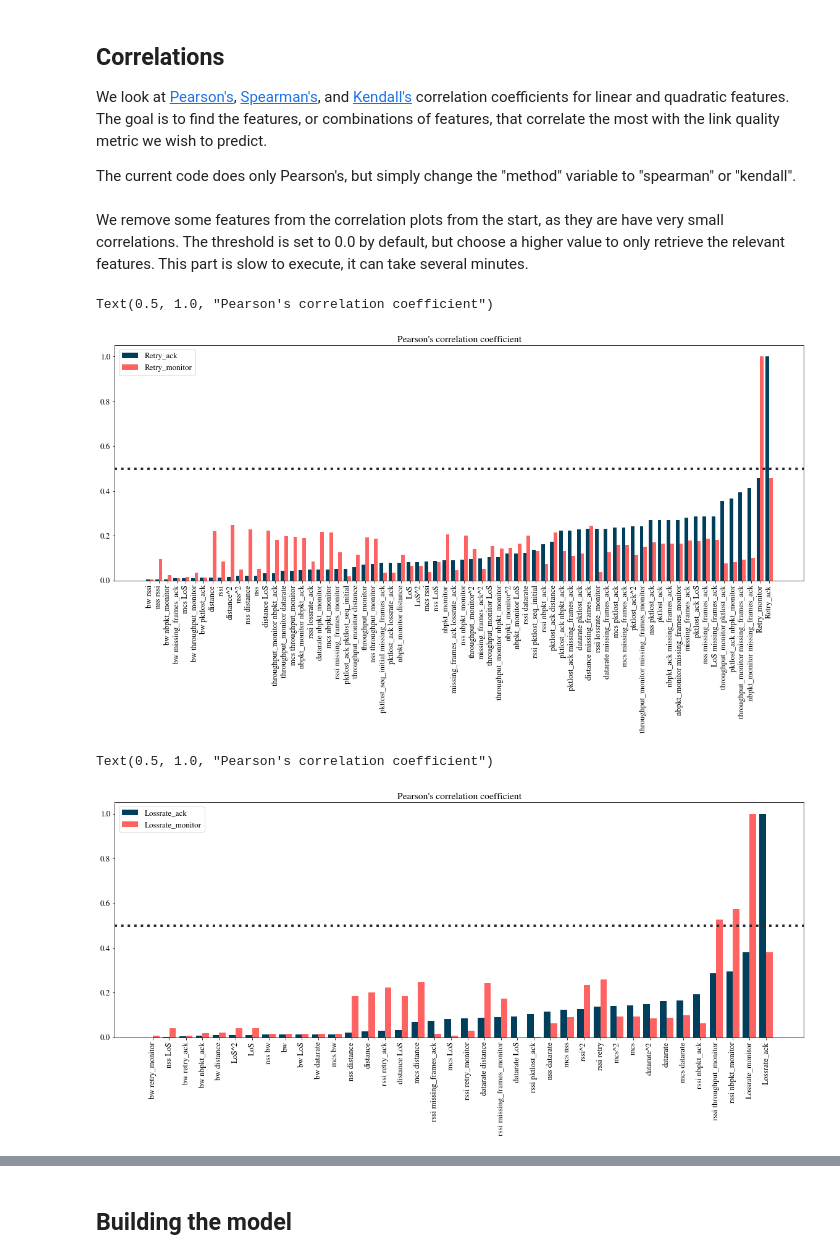
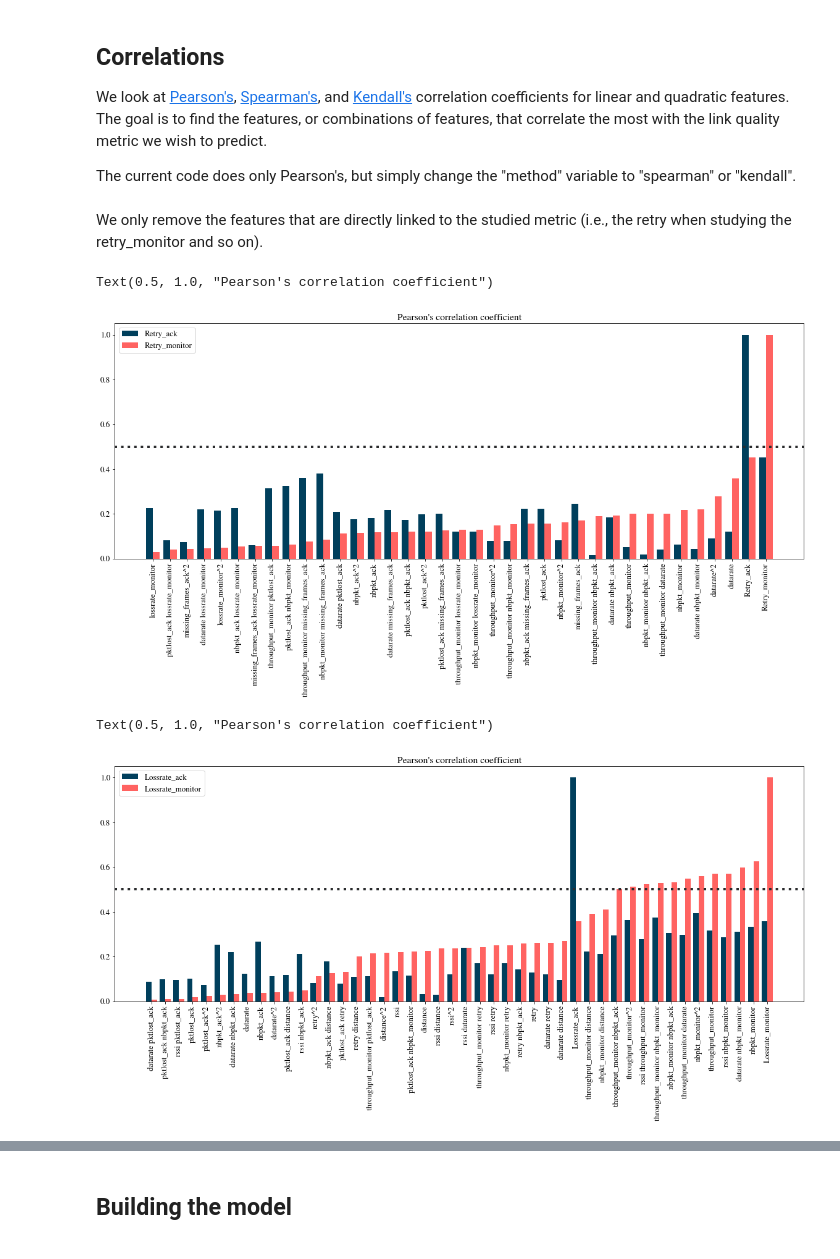
Before and after one commit to marija-stojanova/wifi-ml-complete, a Jupyter notebook: complete_model.ipynb, the cells around one changed output, grey strips where cells are left out. Drawn from its saved outputs; the diff is of its cells as text; code cells hidden in the pictures.

Commit message:
PRR instead of lossrate, cross-val and grid search

```diff
--- a/complete_model.ipynb
+++ b/complete_model.ipynb
@@ -134,9 +134,17 @@ df1.head()
 <li>Scenario: The physical location of the experiment and whether an obstacle was present or not</li>
 <li>Bad FCS: The number of frames having a bad_fcs flag set to True</li>
 # %%
-# the df5 and df10 are excluded for the moment because they are not representative, i.e., too few samples and not enough variety in them,
-# but they can be added to this list
+# the anechoic data is excluded for the moment because it is not representative, i.e., too few samples and not enough variety in them,
+# but they can be added to this list. The standard anechoic data for example (the df4)
+# only has loss rates higher than 0.2 for distances of 1 and 2 meters. Meaning that it is simply a problem of lacking of
+# spacial diversity for proper MIMO than it is about link quality.
+# The move, doubles, and obstacle datasets of the anechoic chamber are very small and not diverse.
 frames = [df1, df2, df3, df7, df8, df9, df11]
+data_all = pd.DataFrame()
+# we make sure that all the data sets are the same size so that they have the same impact on the learned model
+# (this can of course be removed)
+min_len = min([len(i) for i in frames])
+count=0
 for df in frames:
     df['retry_ack'] = df['retry']/df['nbpkt_ack']
     df['pktlost_ack'] = df['pktlost_ack'].astype(dtype=float)
@@ -148,10 +156,11 @@ for df in frames:
     df.replace([np.inf, -np.inf], np.nan, inplace=True)
     df.replace([np.inf, -np.inf], np.nan, inplace=True)
     df.dropna(subset=['pktlost_ack'], inplace=True)
+    df = df.sample(frac=(min_len/len(df))) #there is some logic as to why this does not modify the original frame but I cannot go into it anymore
     df.index = range(len(df.index))
-
-data_all = pd.concat(frames)
+    data_all = pd.concat([data_all, df])
+    frames[count] = df
+    count+=1
 data_all.index = range(len(data_all.index))
-data_copy = data_all.copy()
 len(data_all)
 # %% [output]
@@ -228,11 +252,11 @@ def features_correlation_simple(X, Y_1, Y_2, scenario, label, degree=2, method =
     y1_corr = poly_features.corr(method=method)[label[0]]
     y2_corr = poly_features.corr()[label[1]]
 
-    indexes = ([y1_corr > threshold] or [y2_corr > threshold])[0]
+    indexes = ([y1_corr.abs() >= threshold] or [y2_corr.abs() >= threshold])[0]
     y1_corr = y1_corr[indexes]
     y2_corr = y2_corr[indexes]
 
-    sorted_index = y1_corr.abs().argsort()
+    sorted_index = y2_corr.abs().argsort()
     fig, ax = plt.subplots(figsize = (20,7))
     x_axis = np.arange(len(y1_corr))
     ax.bar(x_axis-0.2, height=y1_corr[sorted_index].abs(), width=0.4, label=label[0])
@@ -243,6 +267,3 @@ def features_correlation_simple(X, Y_1, Y_2, scenario, label, degree=2, method =
     threshold = 0.5
     plt.axhline(threshold, ls='dotted', color=color9dgray, lw=4)
     return y1_corr, y2_corr
-# %% [markdown]
-We remove some features from the correlation plots from the start, as they are have very small correlations. The threshold is set to 0.0 by default, but choose a higher value to only retrieve the relevant features.
-This part is slow to execute, it can take several minutes.
@@ -251,19 +270,25 @@ threshold = 0.0
+# %% [markdown]
+We only remove the features that are directly linked to the studied metric (i.e., the retry when studying the retry_monitor and so on).
+# %%
+# this threshold thing does not really work on both metrics so keep it set to 0.0 until I fix it
+threshold = 0.0
+method = 'pearson'
 # %%
-X = data_cleaned.drop(['time', 'Scenario', 'antenna', 'bad_fcs', 'retry', 'retry_monitor', 'retry_ack'], axis=1, errors='ignore')
-y_loss = data_cleaned['retry_ack'].copy()
-y_retry = data_cleaned['retry_monitor'].copy()
-y1_corr, y2_corr = features_correlation_simple(X, y_loss, y_retry, scenario=data_cleaned['Scenario'], label=['Retry_ack', 'Retry_monitor'], degree=2, method='pearson', threshold=threshold)
+X = data_cleaned.drop(['time', 'Scenario', 'antenna', 'bad_fcs', 'retry', 'retry_monitor', 'retry_ack', 'bw', 'LoS', 'rssi', 'lossrate_ack', 'distance', 'missing_frames_monitor', 'nss', 'mcs', 'pktlost_seq_initial', 'pktlost_seq_new'], axis=1, errors='ignore')
+y_loss = 1-data_cleaned['retry_ack'].copy()
+y_retry = 1-data_cleaned['retry_monitor'].copy()
+y1_corr, y2_corr = features_correlation_simple(X, y_loss, y_retry, scenario=data_cleaned['Scenario'], label=['Retry_ack', 'Retry_monitor'], degree=2, method=method, threshold=threshold)
 plt.title('Pearson\'s correlation coefficient')
 # %% [output]
 Text(0.5, 1.0, "Pearson's correlation coefficient")
-[figure, old version]
+[figure, new version]
 # %%
-X = data_cleaned.drop(['time', 'Scenario', 'antenna', 'bad_fcs', 'pktlost_seq_new', 'pktlost_seq_initial', 'lossrate_ack', 'lossrate_monitor'], axis=1, errors='ignore')
+X = data_cleaned.drop(['time', 'Scenario', 'antenna', 'bad_fcs', 'pktlost_seq_new', 'pktlost_seq_initial', 'lossrate_ack', 'lossrate_monitor', 'bw', 'LoS', 'missing_frames_monitor', 'nss', 'retry_monitor', 'missing_frames_ack', 'retry_ack', 'mcs'], axis=1, errors='ignore')
 y_loss = data_cleaned['lossrate_ack'].copy()
 y_retry = data_cleaned['lossrate_monitor'].copy()
-features_correlation_simple(X, y_loss, y_retry, scenario=data_cleaned['Scenario'], label=['Lossrate_ack', 'Lossrate_monitor'], degree=2, method='pearson', threshold = threshold)
+features_correlation_simple(X, y_loss, y_retry, scenario=data_cleaned['Scenario'], label=['Lossrate_ack', 'Lossrate_monitor'], degree=2, method=method, threshold = threshold)
 plt.title('Pearson\'s correlation coefficient')
 # %% [output]
 Text(0.5, 1.0, "Pearson's correlation coefficient")
-[figure, old version]
+[figure, new version]
 # %%
```
Also changed, not shown: parts of 39 cells of this notebook, 6 other files.
